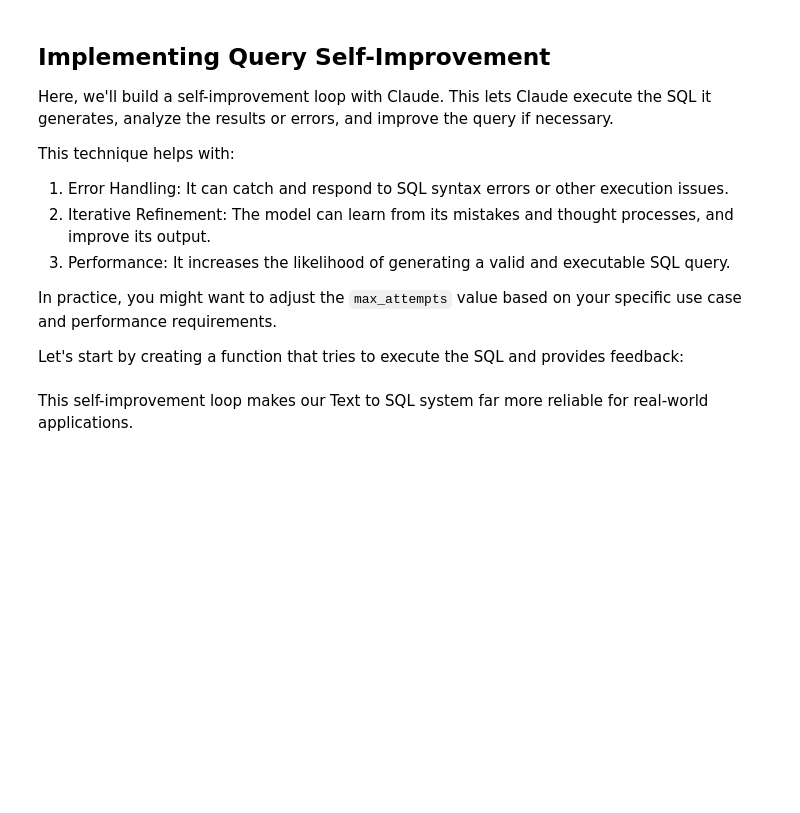
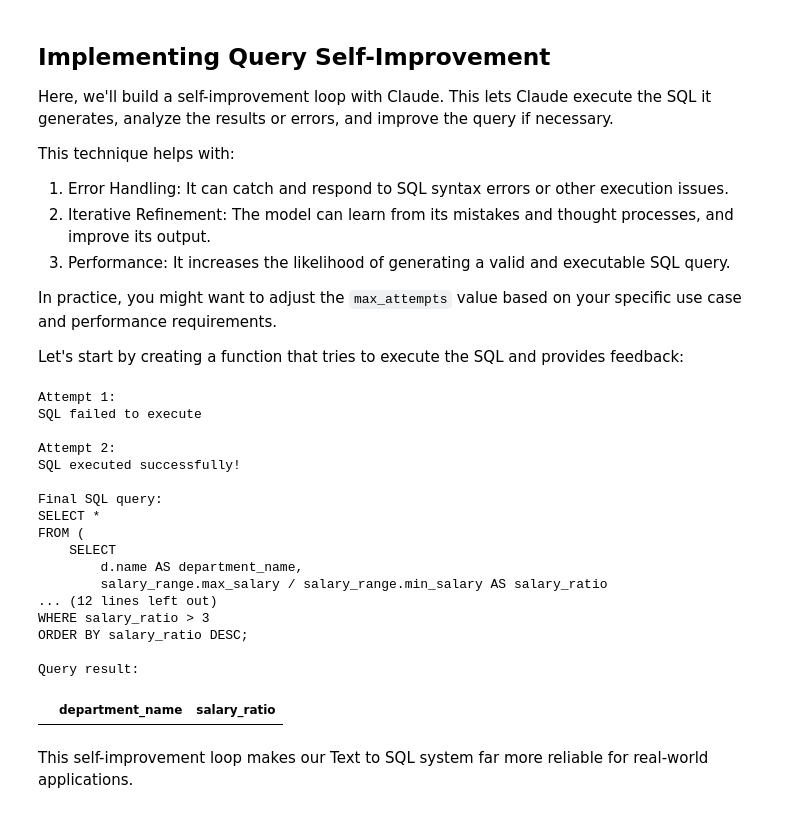
Before and after one commit to anthropics/anthropic-cookbook, a Jupyter notebook: skills/text_to_sql/guide.ipynb, the cells around one changed output. Cells and saved outputs as stored; diff of their text form; code cells hidden in the pictures; blank space fills up the shorter version.

```diff
--- a/skills/text_to_sql/guide.ipynb
+++ b/skills/text_to_sql/guide.ipynb
@@ -502,41 +639,60 @@ def self_improving_sql_generation(query, max_attempts=3):
 
     for attempt in range(max_attempts):
         if attempt == 0:
-            prompt = generate_rag_prompt(query)
+            prompt = generate_prompt_with_rag(query)
         else:
             prompt = f"""
             The previous SQL query resulted in this error: {feedback}
             Analyze the error and provide an improved SQL query.
             Original query: {sql}
             Explain your changes in <thought_process> tags and provide the corrected SQL in <sql> tags.
             """
 
-        response = generate_sql_with_explanation(prompt)
+        response = generate_sql_with_cot(prompt)
         sql = response.split('<sql>')[1].split('</sql>')[0].strip()
 
         print(f"\nAttempt {attempt + 1}:")
 
         success, result, feedback = execute_sql_with_feedback(sql)
         if success:
             print("SQL executed successfully!")
             return sql, result
         else:
             print("SQL failed to execute")
 
     print("Maximum attempts reached. Could not generate a valid SQL query.")
     return None, None
 
 # Test the self-improving SQL generation
 user_query = "For each department, show the ratio of the highest paid employee's salary to the lowest paid employee's salary, but only for departments where this ratio is greater than 3."
 final_sql, result = self_improving_sql_generation(user_query)
 
 if final_sql:
     print("\nFinal SQL query:")
     print(final_sql)
     print("\nQuery result:")
     display(result)
 else:
     print("Failed to generate a valid SQL query.")
+# %% [output]
+Attempt 1:
+SQL failed to execute
+
+Attempt 2:
+SQL executed successfully!
+
+Final SQL query:
+SELECT *
+FROM (
+    SELECT
+        d.name AS department_name,
+        salary_range.max_salary / salary_range.min_salary AS salary_ratio
+... (12 lines left out)
+WHERE salary_ratio > 3
+ORDER BY salary_ratio DESC;
+
+Query result:
+|  | department_name | salary_ratio |
 # %% [markdown]
 This self-improvement loop makes our Text to SQL system far more reliable for real-world applications.
 # %% [markdown]
```
Also changed, not shown: parts of 14 cells of this notebook, 4 other files.
